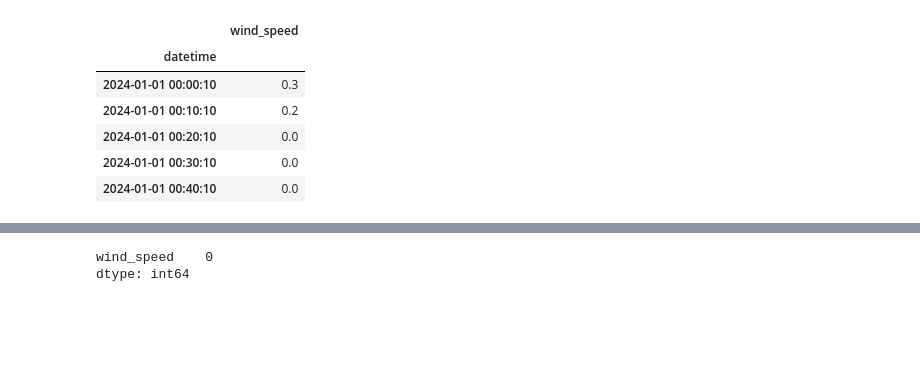
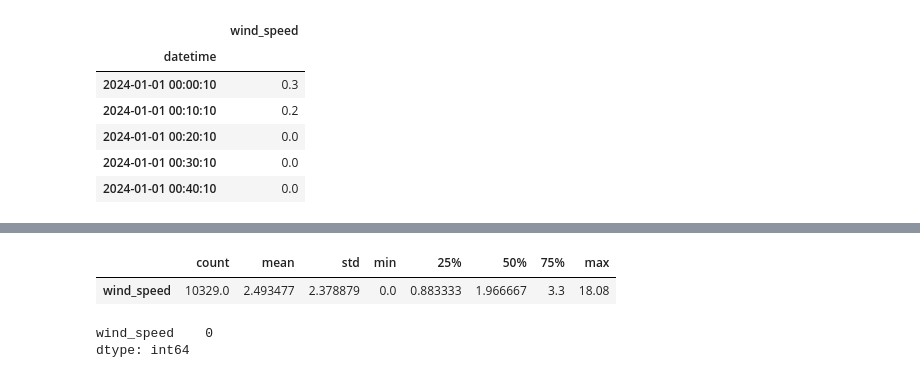
Before and after one commit to amirbaqerzadeh/wind-forecast-benchmark, a Jupyter notebook: notebooks/data/data_cleaning.ipynb, the cells around one changed output, grey strips where cells are left out. Saved outputs shown, nothing was run; the diff lists cells and outputs as text; code cells hidden in the pictures; blank space fills up the shorter version.

```diff
--- a/notebooks/data/data_cleaning.ipynb
+++ b/notebooks/data/data_cleaning.ipynb
@@ -272,7 +273,7 @@ memory usage: 935.7 KB
 # 6. HOURLY MEAN RESAMPLING
 # ===========================
 wind_hourly = (
-    wind_zclean
+    wind
     .resample('H')          # 1-hour bins
     .mean()                  # mean of all 10-min points in the hour
     .dropna()                # discard hours with no observations
@@ -317,3 +318,8 @@ memory usage: 158.6 KB
+# %%
+wind_hourly.describe().transpose()
+# %% [output]
+|  | count | mean | std | min | 25% | 50% | 75% | max |
+| wind_speed | 10329.0 | 2.493477 | 2.378879 | 0.0 | 0.883333 | 1.966667 | 3.3 | 18.08 |
 # %%
 wind_hourly.isna().sum()
 # %% [output]
```
Also changed, not shown: parts of 11 cells of this notebook, 2 other files.
